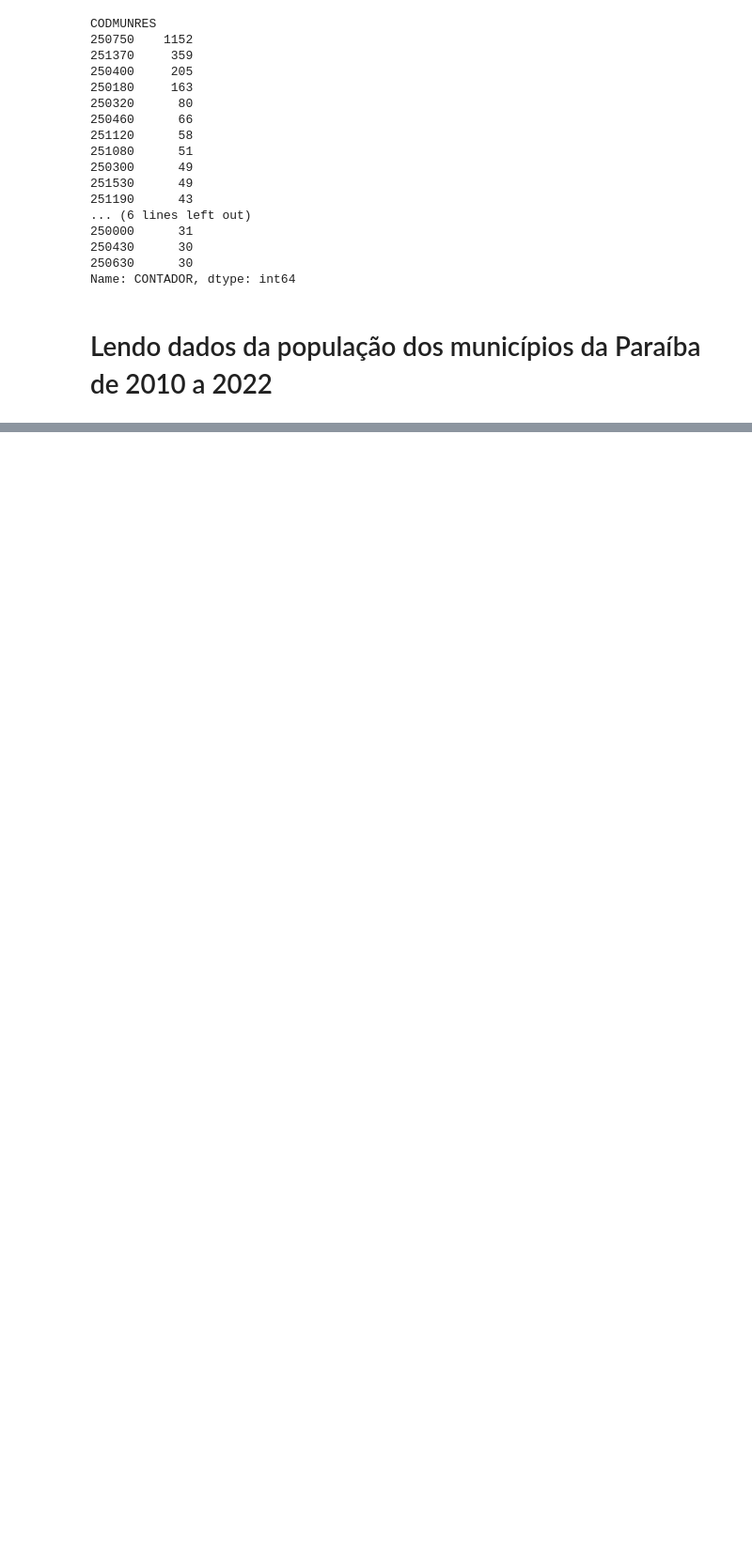
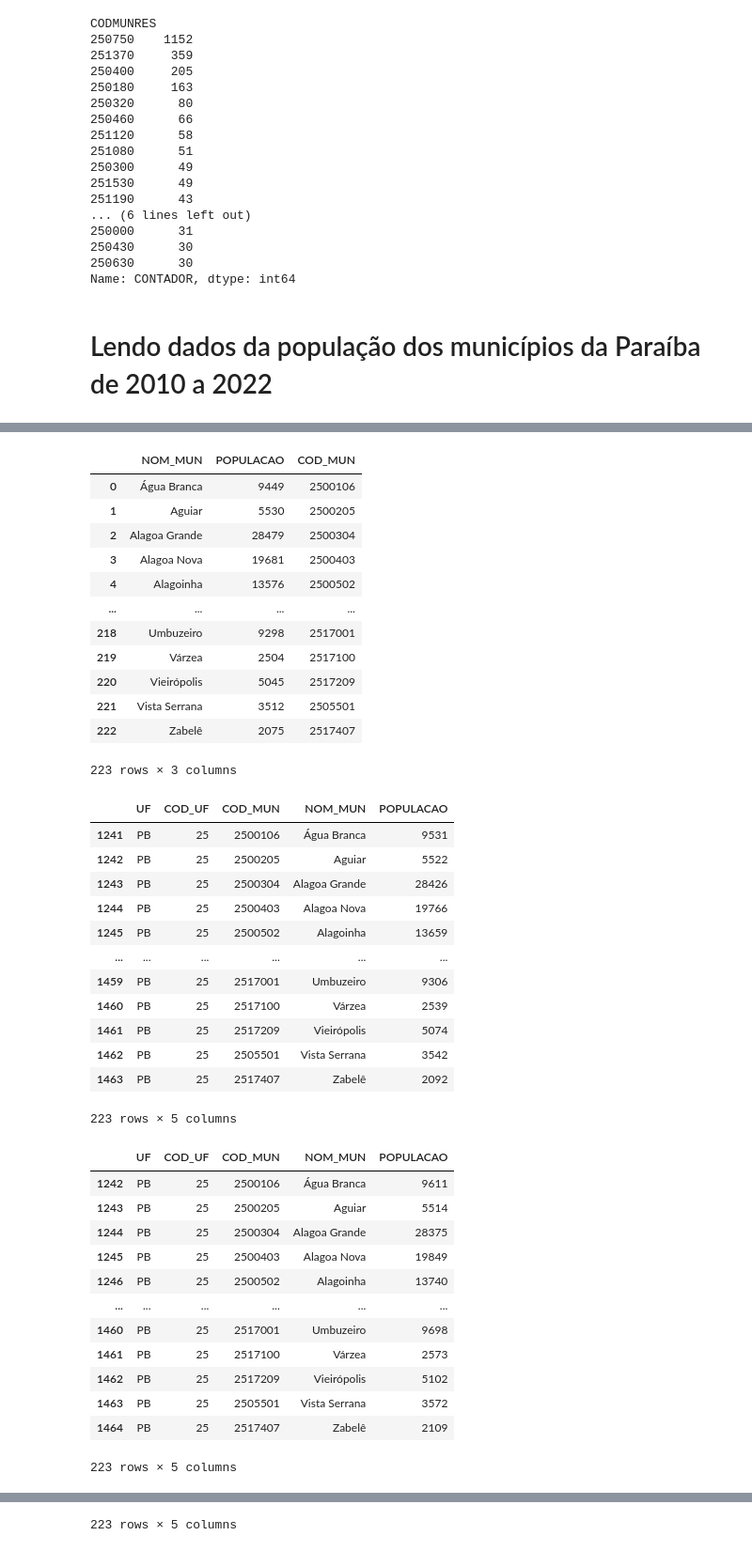
Before and after one commit to iagonmic/taxa-homicidio-pb, a Jupyter notebook: analise.ipynb, the cells around one changed output, grey strips where cells are left out. Shown at 94% size. Drawn from its saved outputs; the diff is of its cells as text; code cells hidden in the pictures; blank space fills up the shorter version.

Commit message:
Realizando algumas alterações nos municipios

```diff
--- a/analise.ipynb
+++ b/analise.ipynb
@@ -805,6 +809,8 @@ for i in range(2013, 2022):
       df = (df.dropna().rename(columns={'COD. UF': 'COD_UF','COD. MUNIC':'COD_MUN', 'NOME DO MUNICÍPIO': 'NOM_MUN', 'POPULAÇÃO ESTIMADA': 'POPULACAO'})
             .astype({'COD_UF': int, 'COD_MUN': int})
             .query('UF == "PB"'))
+      df['COD_MUN'] = df['COD_MUN'].astype(str).str.zfill(5)
+      df['COD_MUN'] = '25' + df['COD_MUN']
       municipios_paraiba.append(df)
 # %%
 file = pd.read_excel(f'data/municipios/2022.xlsx', skiprows=3)
@@ -828,0 +912,47 @@ len(municipios_paraiba)
+# %%
+municipios_paraiba[12]['COD_MUN']= municipios_paraiba[12]['COD_MUN'].fillna(0).astype(int)
+# %%
+municipios_paraiba[12] = municipios_paraiba[12].rename(columns={'POPULACAO_x': 'POPULACAO'})
+# %%
+for item in municipios_paraiba:
+    display(item)
+# %% [output]
+|  | NOM_MUN | POPULACAO | COD_MUN |
+| 0 | Água Branca | 9449 | 2500106 |
+| 1 | Aguiar | 5530 | 2500205 |
+| 2 | Alagoa Grande | 28479 | 2500304 |
+| 3 | Alagoa Nova | 19681 | 2500403 |
+| 4 | Alagoinha | 13576 | 2500502 |
+| ... | ... | ... | ... |
+| 218 | Umbuzeiro | 9298 | 2517001 |
+| 219 | Várzea | 2504 | 2517100 |
+| 220 | Vieirópolis | 5045 | 2517209 |
+| 221 | Vista Serrana | 3512 | 2505501 |
+| 222 | Zabelê | 2075 | 2517407 |
+223 rows × 3 columns
+|  | UF | COD_UF | COD_MUN | NOM_MUN | POPULACAO |
+| 1241 | PB | 25 | 2500106 | Água Branca | 9531 |
+| 1242 | PB | 25 | 2500205 | Aguiar | 5522 |
+| 1243 | PB | 25 | 2500304 | Alagoa Grande | 28426 |
+| 1244 | PB | 25 | 2500403 | Alagoa Nova | 19766 |
+| 1245 | PB | 25 | 2500502 | Alagoinha | 13659 |
+| ... | ... | ... | ... | ... | ... |
+| 1459 | PB | 25 | 2517001 | Umbuzeiro | 9306 |
+| 1460 | PB | 25 | 2517100 | Várzea | 2539 |
+| 1461 | PB | 25 | 2517209 | Vieirópolis | 5074 |
+| 1462 | PB | 25 | 2505501 | Vista Serrana | 3542 |
+| 1463 | PB | 25 | 2517407 | Zabelê | 2092 |
+223 rows × 5 columns
+|  | UF | COD_UF | COD_MUN | NOM_MUN | POPULACAO |
+| 1242 | PB | 25 | 2500106 | Água Branca | 9611 |
+| 1243 | PB | 25 | 2500205 | Aguiar | 5514 |
+| 1244 | PB | 25 | 2500304 | Alagoa Grande | 28375 |
+| 1245 | PB | 25 | 2500403 | Alagoa Nova | 19849 |
+| 1246 | PB | 25 | 2500502 | Alagoinha | 13740 |
+| ... | ... | ... | ... | ... | ... |
+| 1460 | PB | 25 | 2517001 | Umbuzeiro | 9698 |
+| 1461 | PB | 25 | 2517100 | Várzea | 2573 |
+| 1462 | PB | 25 | 2517209 | Vieirópolis | 5102 |
+| 1463 | PB | 25 | 2505501 | Vista Serrana | 3572 |
+| 1464 | PB | 25 | 2517407 | Zabelê | 2109 |
+223 rows × 5 columns
@@ -828,0 +971 @@ len(municipios_paraiba)
+223 rows × 5 columns
```
Also changed, not shown: parts of 6 cells of this notebook.
